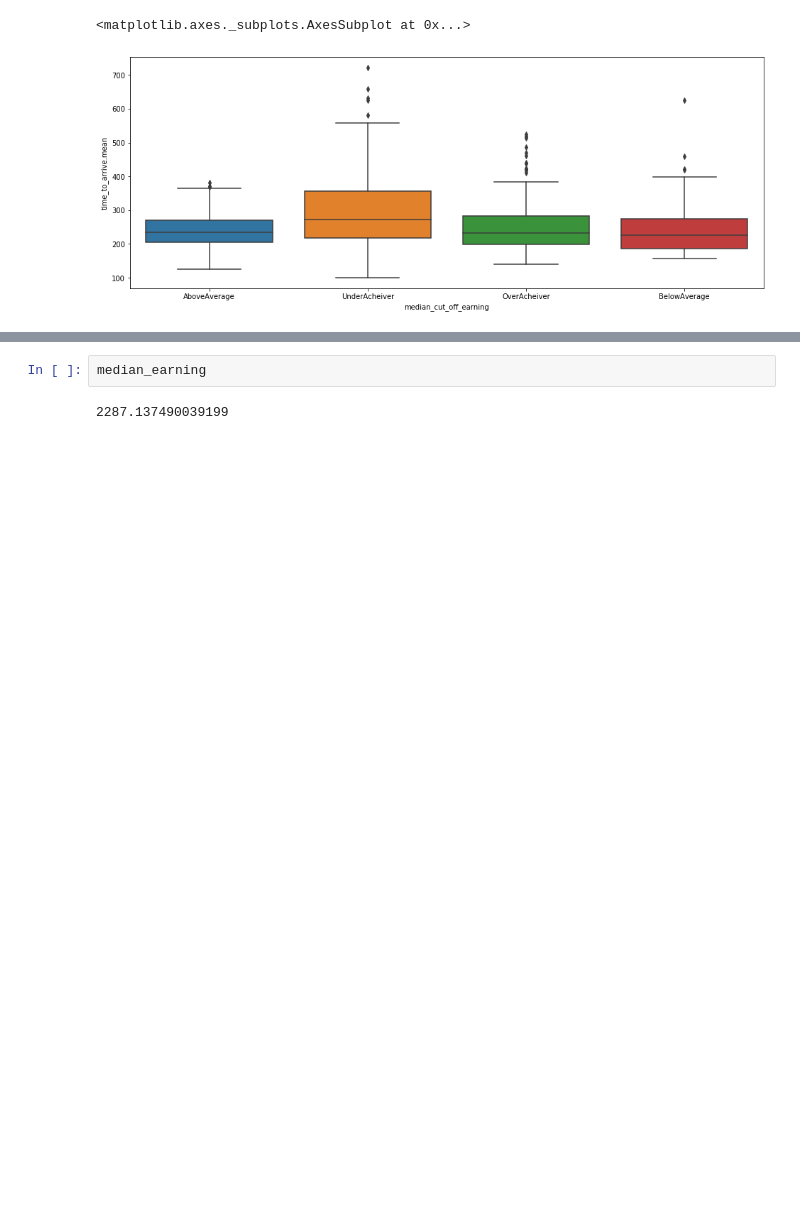
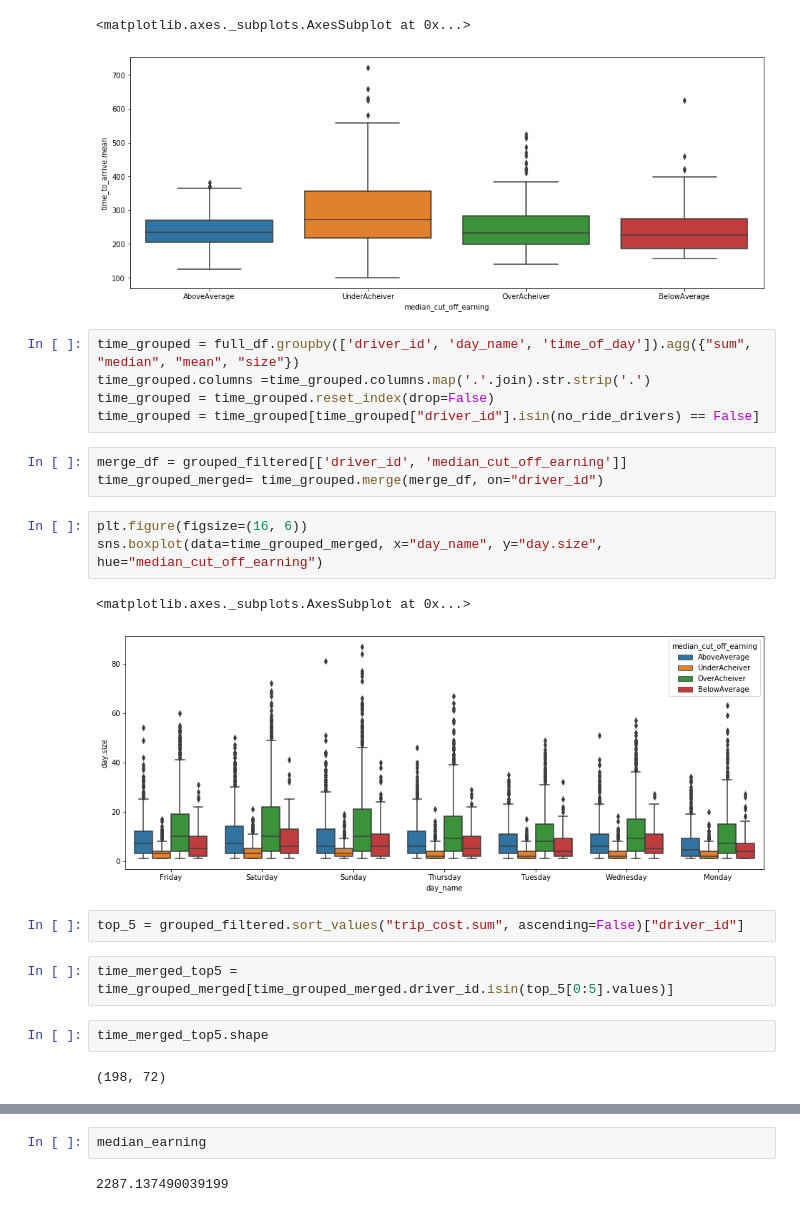
Before and after one commit to mancunian1792/lyft_data_challenge, a Jupyter notebook: data_exploration.ipynb, the cells around one changed output, grey strips where cells are left out. Drawn from its saved outputs; the diff is of its cells as text; blank space fills up the shorter version.

Commit message:
Analyzed time of day and day name

```diff
--- a/data_exploration.ipynb
+++ b/data_exploration.ipynb
@@ -456,3 +456,25 @@ sns.boxplot(data=grouped_filtered, x="median_cut_off_earning", y="time_to_arrive
 # %% [output]
 <matplotlib.axes._subplots.AxesSubplot at 0x...>
 [figure]
+# %%
+time_grouped = full_df.groupby(['driver_id', 'day_name', 'time_of_day']).agg({"sum", "median", "mean", "size"})
+time_grouped.columns =time_grouped.columns.map('.'.join).str.strip('.')
+time_grouped = time_grouped.reset_index(drop=False)
+time_grouped = time_grouped[time_grouped["driver_id"].isin(no_ride_drivers) == False]
+# %%
+merge_df = grouped_filtered[['driver_id', 'median_cut_off_earning']]
+time_grouped_merged= time_grouped.merge(merge_df, on="driver_id")
+# %%
+plt.figure(figsize=(16, 6))
+sns.boxplot(data=time_grouped_merged, x="day_name", y="day.size", hue="median_cut_off_earning")
+# %% [output]
+<matplotlib.axes._subplots.AxesSubplot at 0x...>
+[figure, added]
+# %%
+top_5 = grouped_filtered.sort_values("trip_cost.sum", ascending=False)["driver_id"]
+# %%
+time_merged_top5 = time_grouped_merged[time_grouped_merged.driver_id.isin(top_5[0:5].values)]
+# %%
+time_merged_top5.shape
+# %% [output]
+(198, 72)
```
Also changed, not shown: parts of 5 cells of this notebook.
